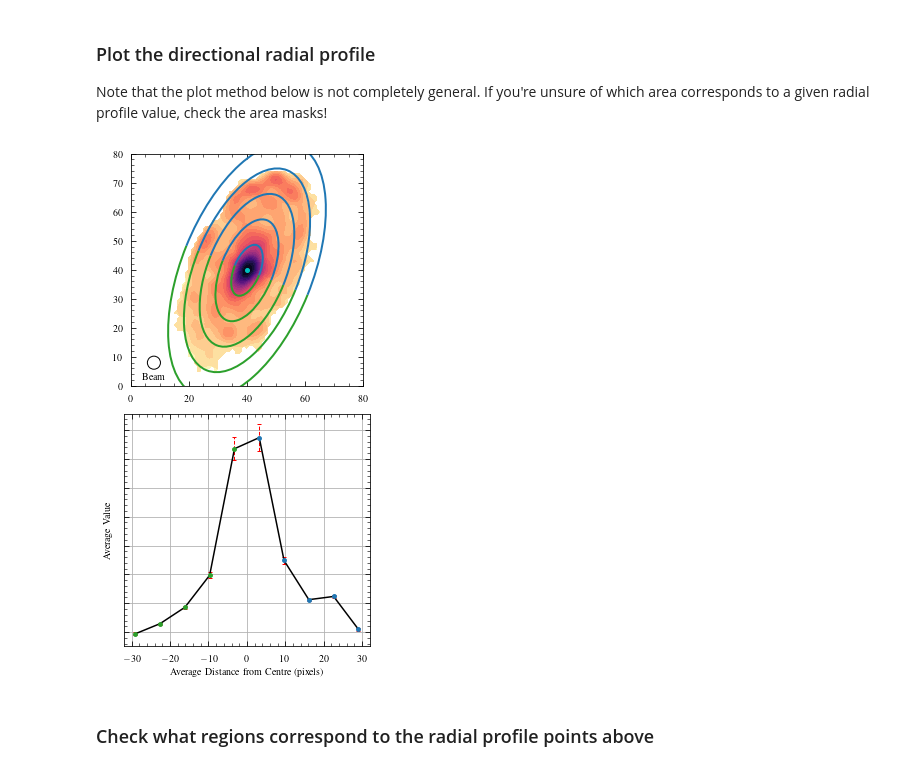
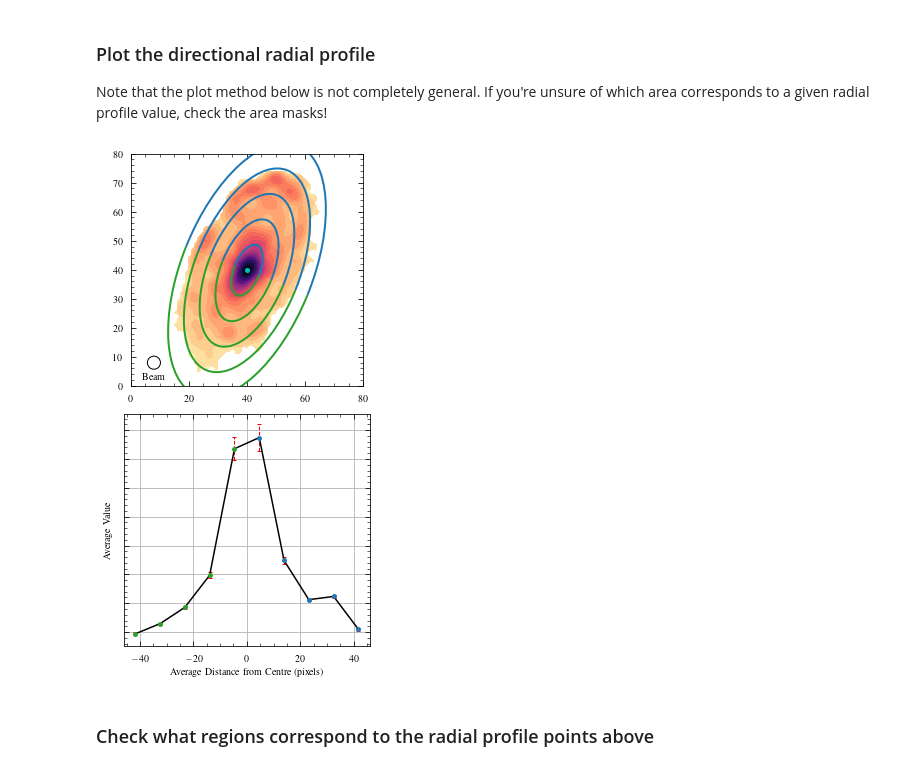
Before and after one commit to BearBearCodes/astro-utils, a Jupyter notebook: radial_profile/radial_profile_example.ipynb, the cells around one changed output. Cells and saved outputs as stored; diff of their text form; code cells hidden in the pictures.

```diff
--- a/radial_profile/radial_profile_example.ipynb
+++ b/radial_profile/radial_profile_example.ipynb
@@ -112,6 +109,7 @@ NGC4380_rp = NGC4380_no_rp.calc_radial_profile(
                           # Also see uncetainty section below
     n_bootstraps=100,
     bootstrap_seed=314,   # for reproducibility if anyone has the same data
+    radius_type="mid",    # use the annuli's midpoints along the major axis as the radii
 )
 # %% [output]
 Getting minimum width from radio beam size
@@ -654,6 +661,7 @@ NGC4380_rp = NGC4380_no_rp.calc_radial_profile(
                           # Also see uncetainty section below
     n_bootstraps=100,
     bootstrap_seed=314,   # for reproducibility if anyone has the same data
+    radius_type="mid",    # use the annuli's midpoints along the major axis as the radii
 )
 # %% [output]
 Getting minimum width from radio beam size
@@ -708,7 +716,7 @@ negative_color = "tab:green"
 # Plot data
 #
 img1 = ax1.contourf(data_co, cmap="magma_r", levels=22)
-ax1.plot(*NGC4380_drp.annuli[0].positions, "co", markersize=4)  # mark centre
+ax1.plot(*NGC4380_drp.annuli[0].positions, "co", markersize=4, zorder=4)  # mark centre
 # Add annuli from outer to inner
 annuli = np.hstack((NGC4380_drp.annuli[::-1], NGC4380_drp.annuli))
 for num, annulus in enumerate(annuli):
@@ -774,34 +782,34 @@ ax2.scatter(
     s=15,
     zorder=3,
 )
 # Plot positive radii data
 ax2.scatter(
     x=radii[radii > 0],
     y=NGC4380_drp.drp_results["avg_data"][radii > 0],
     c=positive_color,
     s=15,
     zorder=3,
 )
 # Plot errorbars
 ebar2 = ax2.errorbar(
     x=NGC4380_drp.drp_results["radii"],
     y=NGC4380_drp.drp_results["avg_data"],
     yerr=NGC4380_drp.drp_results["avg_data_err"],  # uncertainty from bootstrapping
     fmt="-",
     color="k",
     ecolor="r",
     elinewidth=1,
     capsize=2,
 )
 ebar2[-1][0].set_linestyle("--")
 ax2.set_xlabel("Average Distance from Centre (pixels)")
 ax2.set_ylabel("Average Value")
 ax2.set_yticklabels([])  # hide exact values
 #
 fig.tight_layout()
 plt.show()
 # %% [output]
-[figure, old version]
+[figure, new version]
 # %% [markdown]
 ### Check what regions correspond to the radial profile points above
 # %%
```
Also changed, not shown: parts of 12 cells of this notebook.
